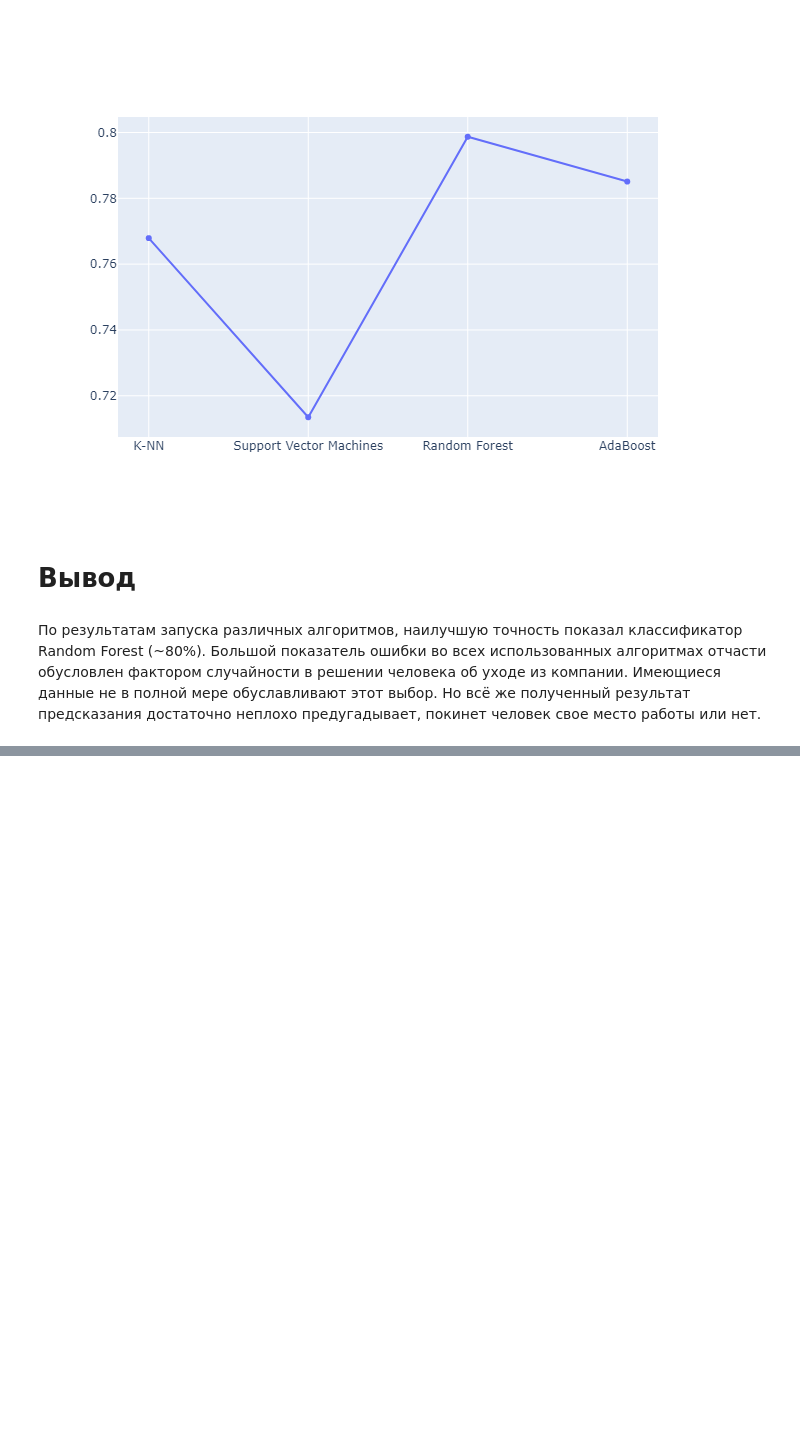
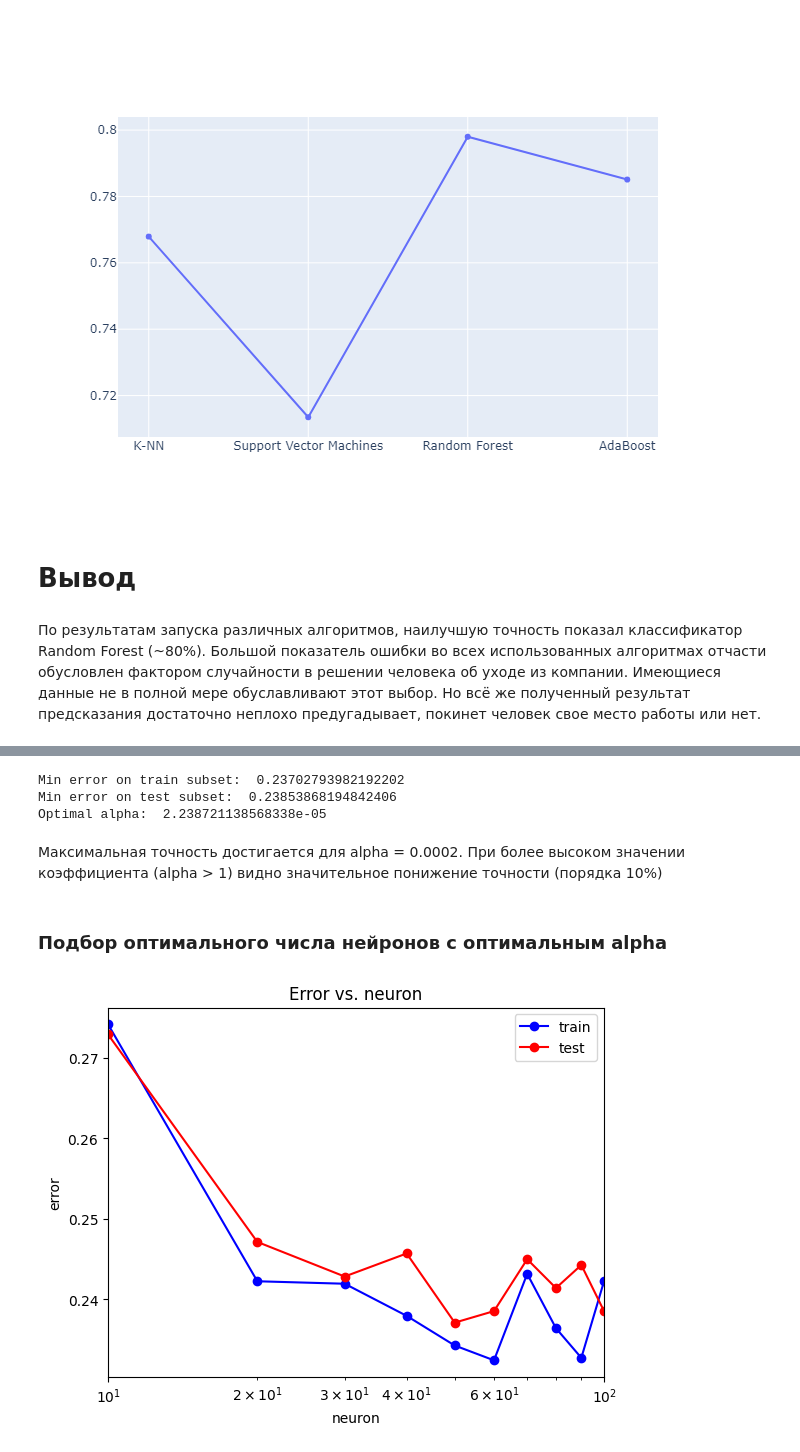
Before and after one commit to AntonDudchenko/ML_homeworks, a Jupyter notebook: Main.ipynb, the cells around one changed output, grey strips where cells are left out. Cells and saved outputs as stored; diff of their text form; code cells hidden in the pictures; blank space fills up the shorter version.

```diff
--- a/Main.ipynb
+++ b/Main.ipynb
@@ -456,0 +513,45 @@ fig3.show("png")
+# %%
+min_train_err = np.min(trainErr)
+min_test_err = np.min(testErr)
+print('Min error on train subset: ', min_train_err)
+print('Min error on test subset: ', min_test_err)
+
+alpha_opt = alpha_arr[testErr == min_test_err][0]
+print('Optimal alpha: ', alpha_opt)
+# %% [output]
+Min error on train subset:  0.23702793982192202
+Min error on test subset:  0.23853868194842406
+Optimal alpha:  2.238721138568338e-05
+# %% [markdown]
+Максимальная точность достигается для alpha = 0.0002. При более высоком значении коэффициента (alpha > 1) видно значительное понижение точности (порядка 10%)
+# %% [markdown]
+### Подбор оптимального числа нейронов с оптимальным alpha
+# %%
+neuron_nums = np.linspace(10, 100, 10).astype(int)
+testErr, trainErr, trainAcc, testAcc = [], [], [], []
+for nnum in neuron_nums:
+    mlp_model = MLPClassifier(alpha = alpha_opt,
+                              hidden_layer_sizes = (nnum,),
+                              random_state = 42,
+                              max_iter=1000)
+
+    mlp_model.fit(xTrain, yTrain)
+
+    yTrainPred = mlp_model.predict(xTrain)
+    yTestPred = mlp_model.predict(xTest)
+
+    trainErr.append(np.mean(yTrain != yTrainPred))
+    testErr.append(np.mean(yTest != yTestPred))
+    trainAcc.append(accuracy_score(yTrain, yTrainPred))
+    testAcc.append(accuracy_score(yTest, yTestPred))
+# %%
+plt.semilogx(neuron_nums, trainErr, 'b-o', label = 'train')
+plt.semilogx(neuron_nums, testErr, 'r-o', label = 'test')
+plt.xlim([np.min(neuron_nums), np.max(neuron_nums)])
+plt.title('Error vs. neuron')
+plt.xlabel('neuron')
+plt.ylabel('error')
+plt.legend()
+pass
+# %% [output]
+[figure, added]
```
Also changed, not shown: parts of 18 cells of this notebook.
